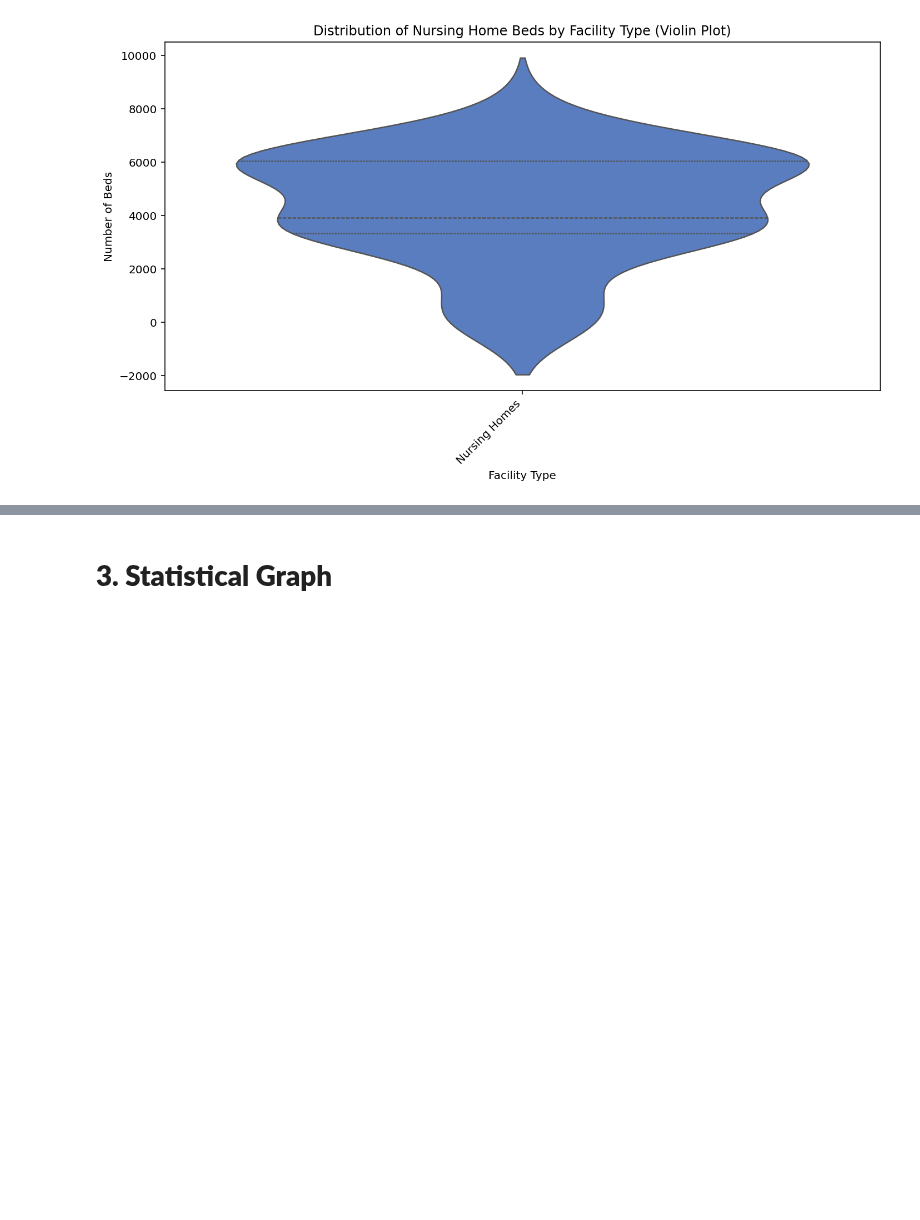
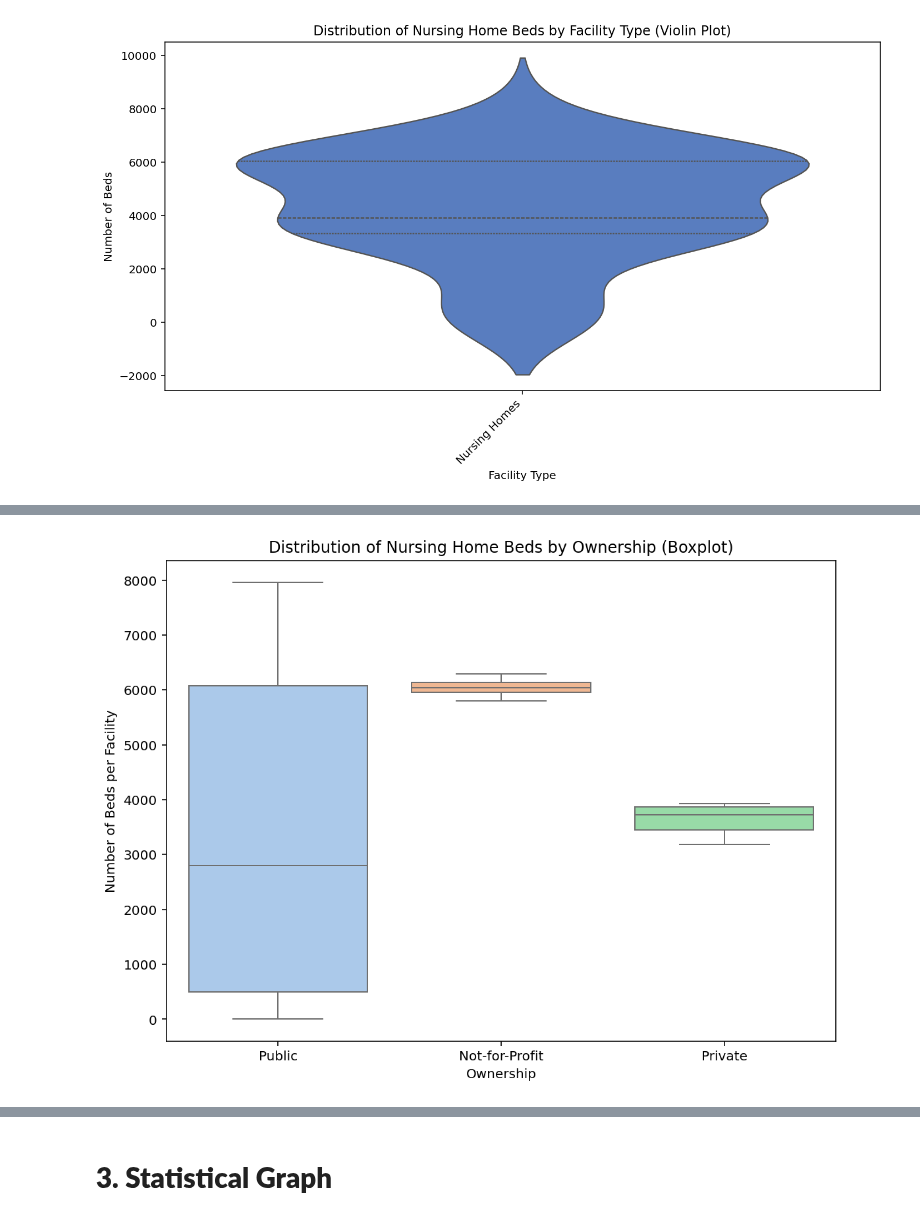
Before and after one commit to fdmy2713-dotcom/ADS1, a Jupyter notebook: Farah_ADS1_Assignment_Statistics_and_Trends_v6.ipynb, the cells around one changed output, grey strips where cells are left out. Cells and saved outputs as stored; diff of their text form; code cells hidden in the pictures; blank space fills up the shorter version.

```diff
--- a/Farah_ADS1_Assignment_Statistics_and_Trends_v6.ipynb
+++ b/Farah_ADS1_Assignment_Statistics_and_Trends_v6.ipynb
@@ -341,3 +334,25 @@ plot_categorical_violin(df_nursinghome, type_col)
 ⚠️ No ownership column found in dataset.
 ⚠️ No ownership column found in dataset.
 [figure]
+# %%
+# Data Cleaning
+# Ensure correct data types
+df_nursinghome = df_nursinghome.reset_index()
+df_nursinghome['year'] = pd.to_numeric(df_nursinghome['year'], errors='coerce')
+df_nursinghome['no_beds'] = pd.to_numeric(df_nursinghome['no_beds'], errors='coerce')
+
+# Drop rows with missing essential values
+df_nursinghome = df_nursinghome.dropna(subset=['year', 'no_beds'])
+
+# Try to identify category columns
+type_col = None
+for possible in ['type', 'Type', 'facility_type_a']:
+    if possible in df_nursinghome.columns:
+        type_col = possible
+        break
+
+ownership_col = None
+for possible in ['ownership', 'Ownership', 'public_private', 'Owner']:
+    if possible in df_nursinghome.columns:
+        ownership_col = possible
+        break
@@ -343,0 +410,22 @@ plot_categorical_violin(df_nursinghome, type_col)
+# %%
+# Function 3: Boxplot comparing distribution of beds by ownership
+def plot_categorical_box(df, ownership_col):
+    """
+    Boxplot to compare the distribution of nursing home beds by ownership.
+    """
+    if ownership_col is None:
+        print("⚠️ No ownership column found in dataset.")
+        return
+
+    plt.figure(figsize=(8, 6), dpi=144)
+    sns.boxplot(data=df, x=ownership_col, y='no_beds', palette='pastel')
+    plt.title("Distribution of Nursing Home Beds by Ownership (Boxplot)")
+    plt.xlabel("Ownership")
+    plt.ylabel("Number of Beds per Facility")
+    plt.tight_layout()
+    plt.show()
+# %%
+# Call the functions
+plot_categorical_box(df_nursinghome, ownership_col)
+# %% [output]
+[figure, added]
```
Also changed, not shown: parts of 9 cells of this notebook.
